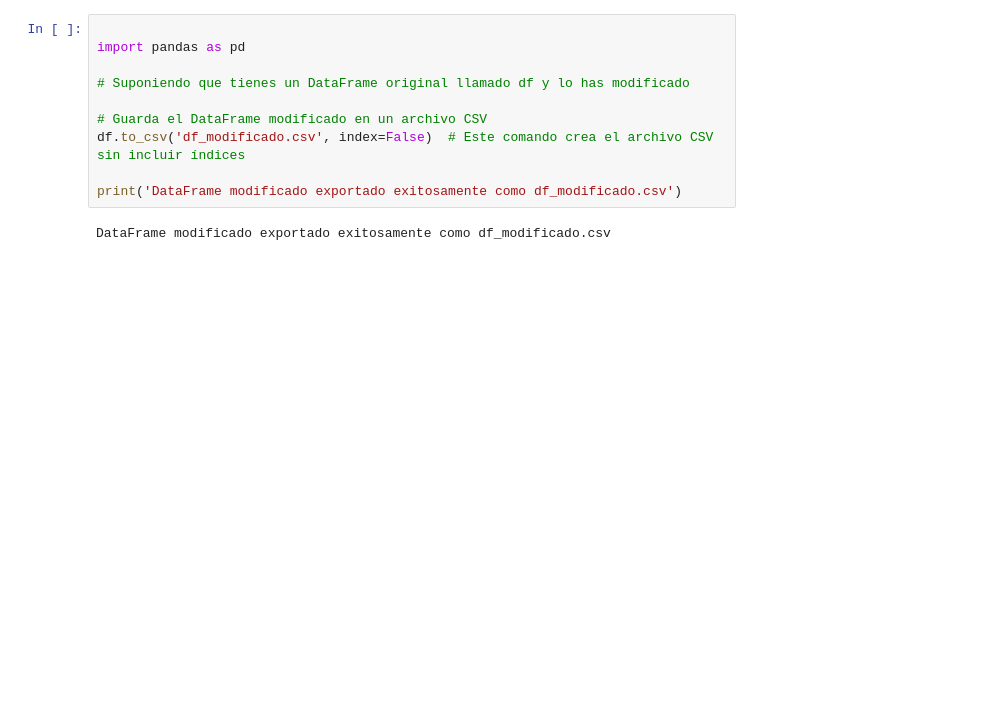
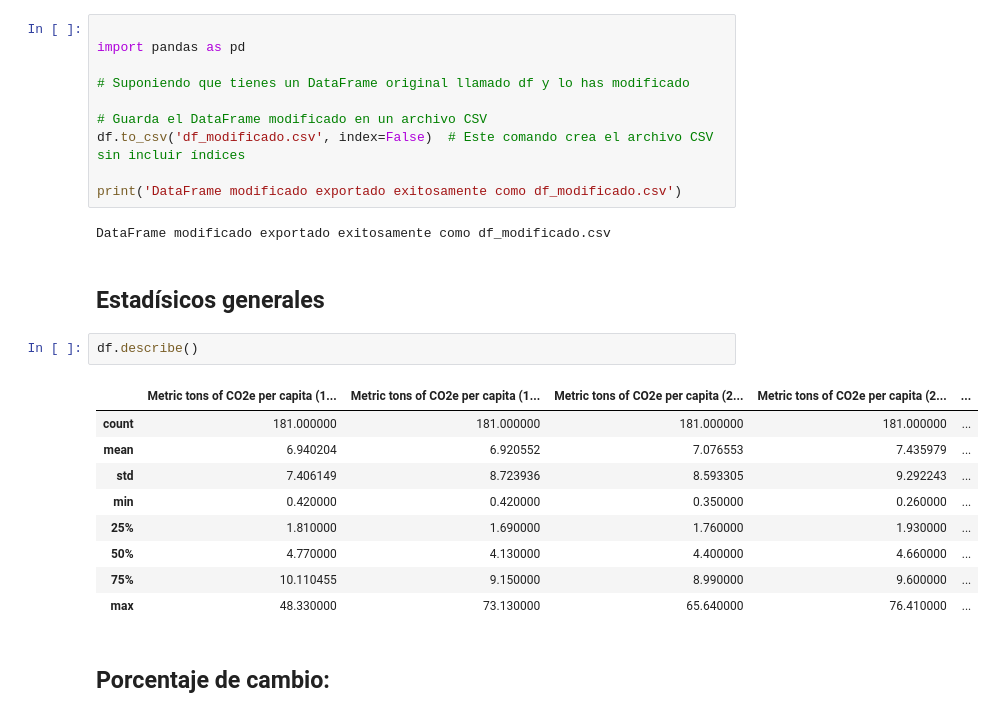
Before and after one commit to adolfo85/-CO2, a Jupyter notebook: notebooks/0.0-CO2-introduction.ipynb, the cells around one changed output. Drawn from its saved outputs; the diff is of its cells as text; blank space fills up the shorter version.

```diff
--- a/notebooks/0.0-CO2-introduction.ipynb
+++ b/notebooks/0.0-CO2-introduction.ipynb
@@ -361,3 +361,19 @@ df.to_csv('df_modificado.csv', index=False)  # Este comando crea el archivo CSV
 print('DataFrame modificado exportado exitosamente como df_modificado.csv')
 # %% [output]
 DataFrame modificado exportado exitosamente como df_modificado.csv
+# %% [markdown]
+## Estadísicos generales
+# %%
+df.describe()
+# %% [output]
+|  | Metric tons of CO2e per capita (1... | Metric tons of CO2e per capita (1... | Metric tons of CO2e per capita (2... | Metric tons of CO2e per capita (2... | ... |
+| count | 181.000000 | 181.000000 | 181.000000 | 181.000000 | ... |
+| mean | 6.940204 | 6.920552 | 7.076553 | 7.435979 | ... |
+| std | 7.406149 | 8.723936 | 8.593305 | 9.292243 | ... |
+| min | 0.420000 | 0.420000 | 0.350000 | 0.260000 | ... |
+| 25% | 1.810000 | 1.690000 | 1.760000 | 1.930000 | ... |
+| 50% | 4.770000 | 4.130000 | 4.400000 | 4.660000 | ... |
+| 75% | 10.110455 | 9.150000 | 8.990000 | 9.600000 | ... |
+| max | 48.330000 | 73.130000 | 65.640000 | 76.410000 | ... |
+# %% [markdown]
+## Porcentaje de cambio:
```
Also changed, not shown: parts of 2 cells of this notebook.
